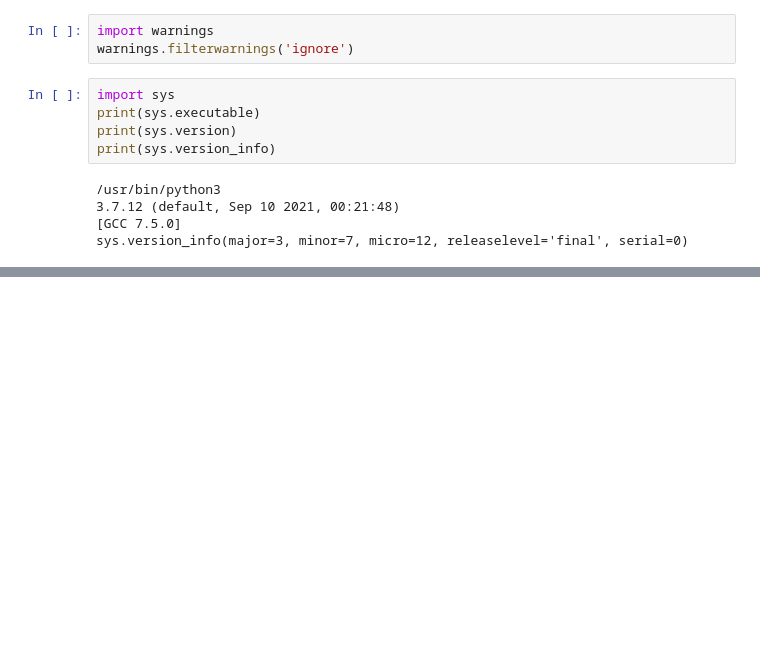
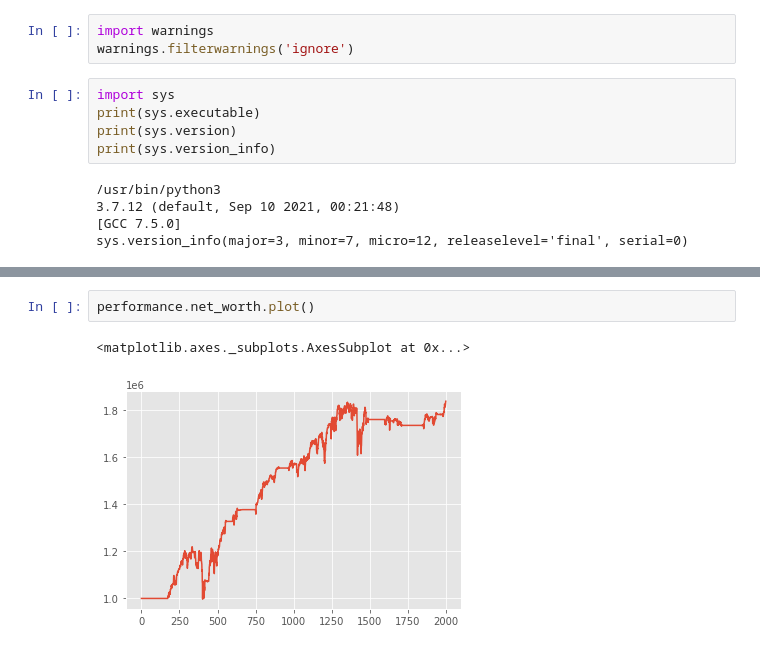
Before and after one commit to letianzj/QuantResearch, a Jupyter notebook: ml/reinforcement_trader.ipynb, the cells around one changed output, grey strips where cells are left out. Drawn from its saved outputs; the diff is of its cells as text; blank space fills up the shorter version.

```diff
--- a/ml/reinforcement_trader.ipynb
+++ b/ml/reinforcement_trader.ipynb
@@ -674,0 +217,5 @@ WARNING:root:IMAGEIO FFMPEG_WRITER WARNING: input image is not divisible by macr
+# %%
+performance.net_worth.plot()
+# %% [output]
+<matplotlib.axes._subplots.AxesSubplot at 0x...>
+[figure, added]
```
Also changed, not shown: parts of 106 cells of this notebook.
